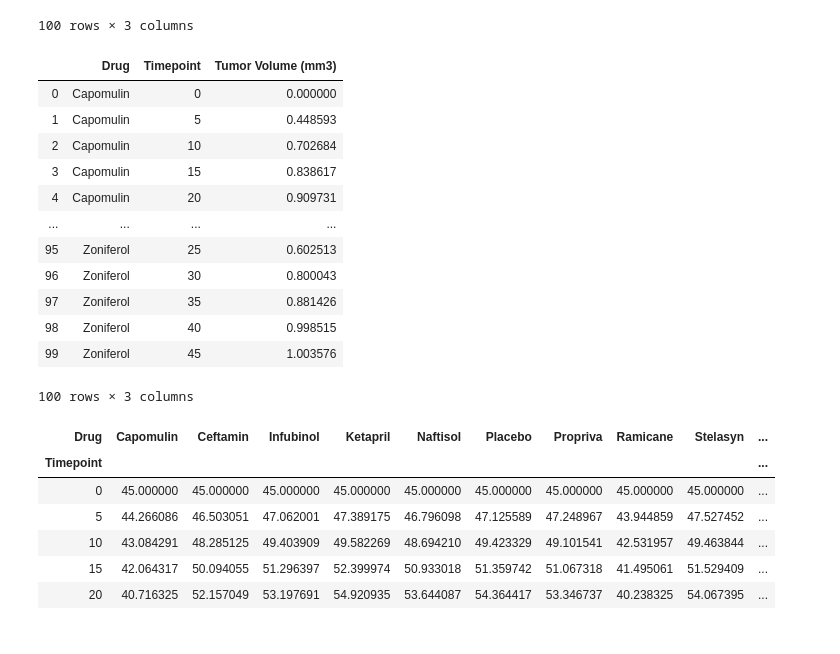
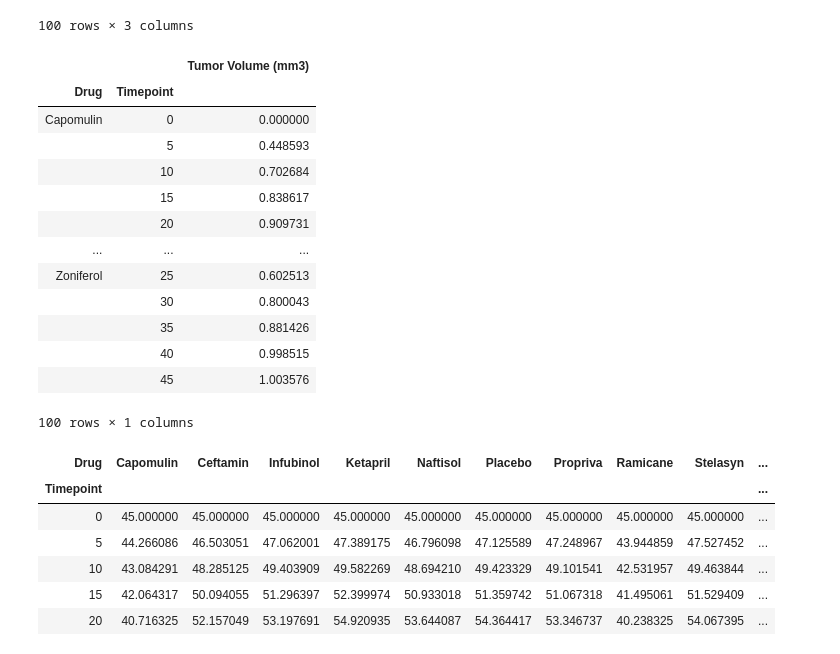
Before and after one commit to junyang42/matplotlib-challenge, a Jupyter notebook: Pymaceuticals/pymaceuticals_starter.ipynb, the cells around one changed output. Saved outputs shown, nothing was run; the diff lists cells and outputs as text; code cells hidden in the pictures.

```diff
--- a/Pymaceuticals/pymaceuticals_starter.ipynb
+++ b/Pymaceuticals/pymaceuticals_starter.ipynb
@@ -72,25 +57,26 @@ plt.scatter(a, c, marker="o")
 # %%
 # Store the Standard Error of Tumor Volumes Grouped by Drug and Timepoint
-Standard_error = groupby_file["Tumor Volume (mm3)"].sem()
+standard_error = groupby_file["Tumor Volume (mm3)"].sem()
 # Convert to DataFrame
-summary_data_std_error = pd.DataFrame(Standard_error)
+summary_data_std_error = pd.DataFrame(standard_error)
 summary_data_std_error.reset_index()
 # Preview DataFrame
 summary_data_std_error
 # %% [output]
-|  | Drug | Timepoint | Tumor Volume (mm3) |
-| 0 | Capomulin | 0 | 0.000000 |
-| 1 | Capomulin | 5 | 0.448593 |
-| 2 | Capomulin | 10 | 0.702684 |
-| 3 | Capomulin | 15 | 0.838617 |
-| 4 | Capomulin | 20 | 0.909731 |
-| ... | ... | ... | ... |
-| 95 | Zoniferol | 25 | 0.602513 |
-| 96 | Zoniferol | 30 | 0.800043 |
-| 97 | Zoniferol | 35 | 0.881426 |
-| 98 | Zoniferol | 40 | 0.998515 |
-| 99 | Zoniferol | 45 | 1.003576 |
+|  |  | Tumor Volume (mm3) |
+| Drug | Timepoint |  |
+| Capomulin | 0 | 0.000000 |
+|  | 5 | 0.448593 |
+|  | 10 | 0.702684 |
+|  | 15 | 0.838617 |
+|  | 20 | 0.909731 |
+| ... | ... | ... |
+| Zoniferol | 25 | 0.602513 |
+|  | 30 | 0.800043 |
+|  | 35 | 0.881426 |
+|  | 40 | 0.998515 |
+|  | 45 | 1.003576 |
-100 rows × 3 columns
+100 rows × 1 columns
 # %%
 # Minor Data Munging to Re-Format the Data Frames
 summary_data_mean.pivot(index="Timepoint", columns="Drug", values="Tumor Volume (mm3)")
```
Also changed, not shown: parts of 11 cells of this notebook.
